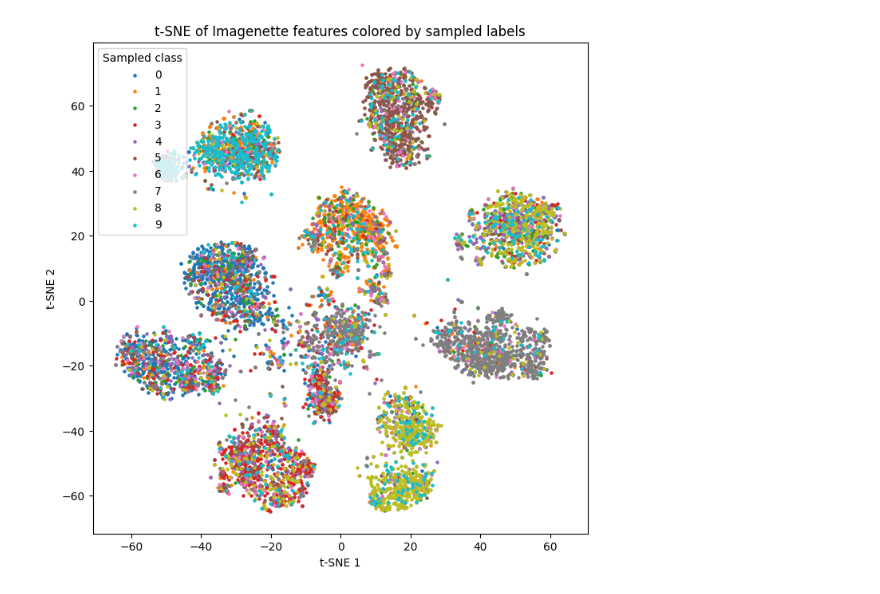
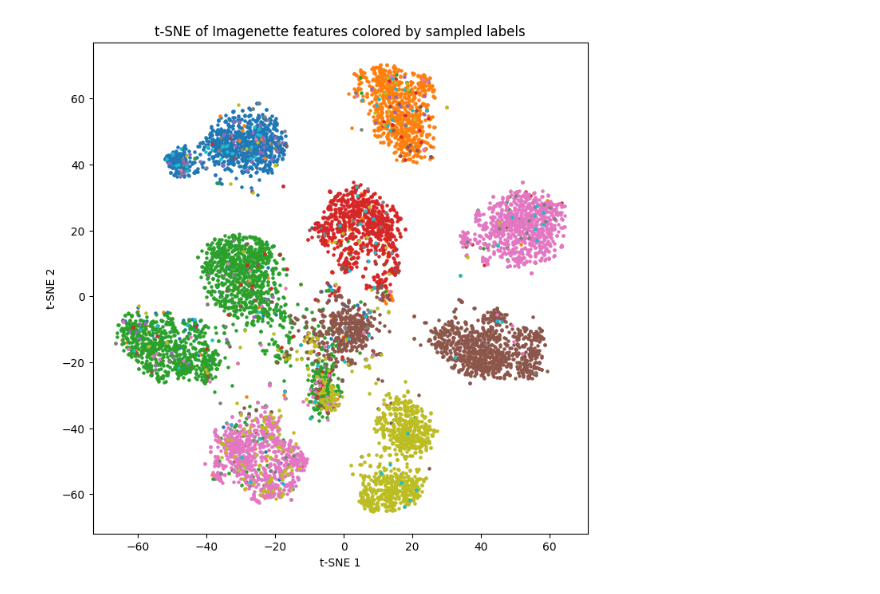
Before and after one commit to niketp03/taskpriors, a Jupyter notebook: examples/imagenette_sampling.ipynb, the cells around one changed output. Cells and saved outputs as stored; diff of their text form; code cells hidden in the pictures.

```diff
--- a/examples/imagenette_sampling.ipynb
+++ b/examples/imagenette_sampling.ipynb
@@ -55,12 +54,19 @@ sampled_labels = sample_labels_from_features(
 # %%
+sampled_labels = sample_labels_from_features(
+    features,
+    num_classes=num_classes,
+    temperature=temperature,
+    seed=seed,
+)
+
 plt.figure(figsize=(8, 8))
 for c in range(num_classes):
     idx = sampled_labels == c
     plt.scatter(embeds[idx, 0], embeds[idx, 1], label=str(c), s=5)
-plt.legend(title="Sampled class")
+#plt.legend(title="Sampled class")
 plt.title("t-SNE of Imagenette features colored by sampled labels")
 plt.xlabel("t-SNE 1")
 plt.ylabel("t-SNE 2")
 plt.show()
 # %% [output]
-[figure, old version]
+[figure, new version]
```
Also changed, not shown: parts of 3 cells of this notebook, 4 other files.
